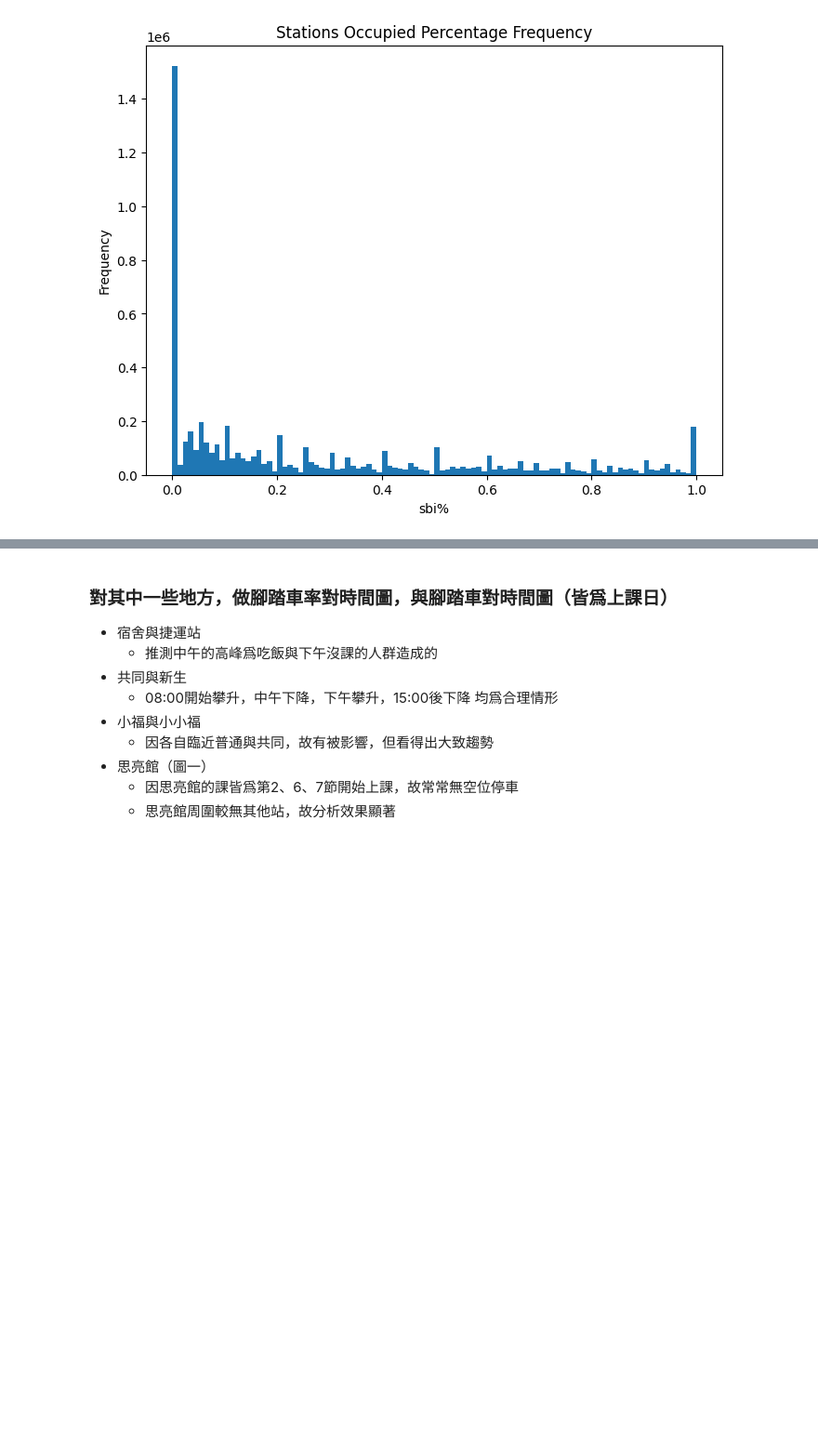
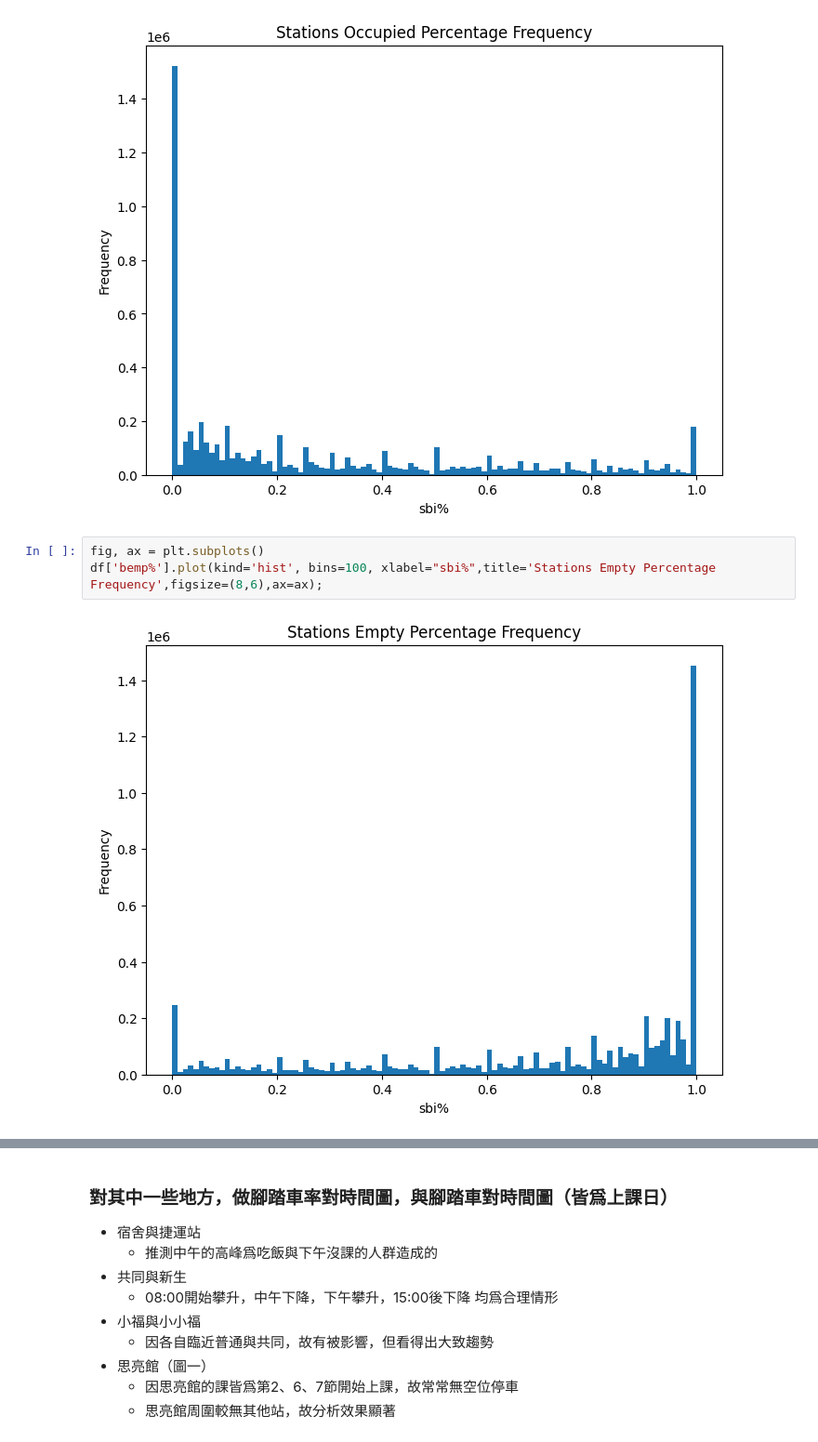
Before and after one commit to Joshua0209/youbike_analysis, a Jupyter notebook: main.ipynb, the cells around one changed output, grey strips where cells are left out. Shown at 93% size. Saved outputs shown, nothing was run; the diff lists cells and outputs as text; blank space fills up the shorter version.

Commit message:
feature: change visualization

```diff
--- a/main.ipynb
+++ b/main.ipynb
@@ -70,6 +72,11 @@ fig,ax = plt.subplots()
 df['sbi%'].plot(kind='hist', bins=100,xlabel="sbi%",title='Stations Occupied Percentage Frequency',figsize=(8,6),ax=ax);
 # %% [output]
 [figure]
+# %%
+fig, ax = plt.subplots()
+df['bemp%'].plot(kind='hist', bins=100, xlabel="sbi%",title='Stations Empty Percentage Frequency',figsize=(8,6),ax=ax);
+# %% [output]
+[figure, added]
 # %%
 plt.figure(figsize=(16,9))
 sns.heatmap(df[df['sno'].isin(demo[demo['sna'].str.contains('捷運', na=False)]['sno'])]
```
Also changed, not shown: parts of 10 cells of this notebook, 52 other files.
